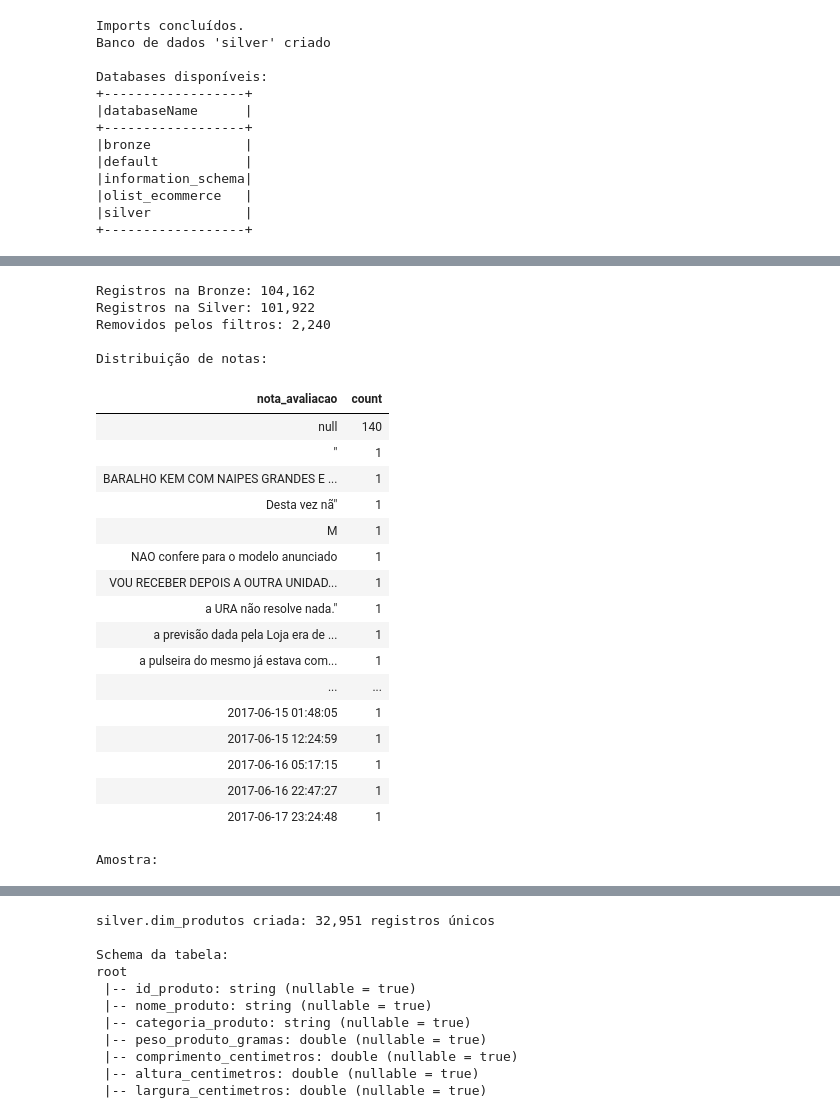
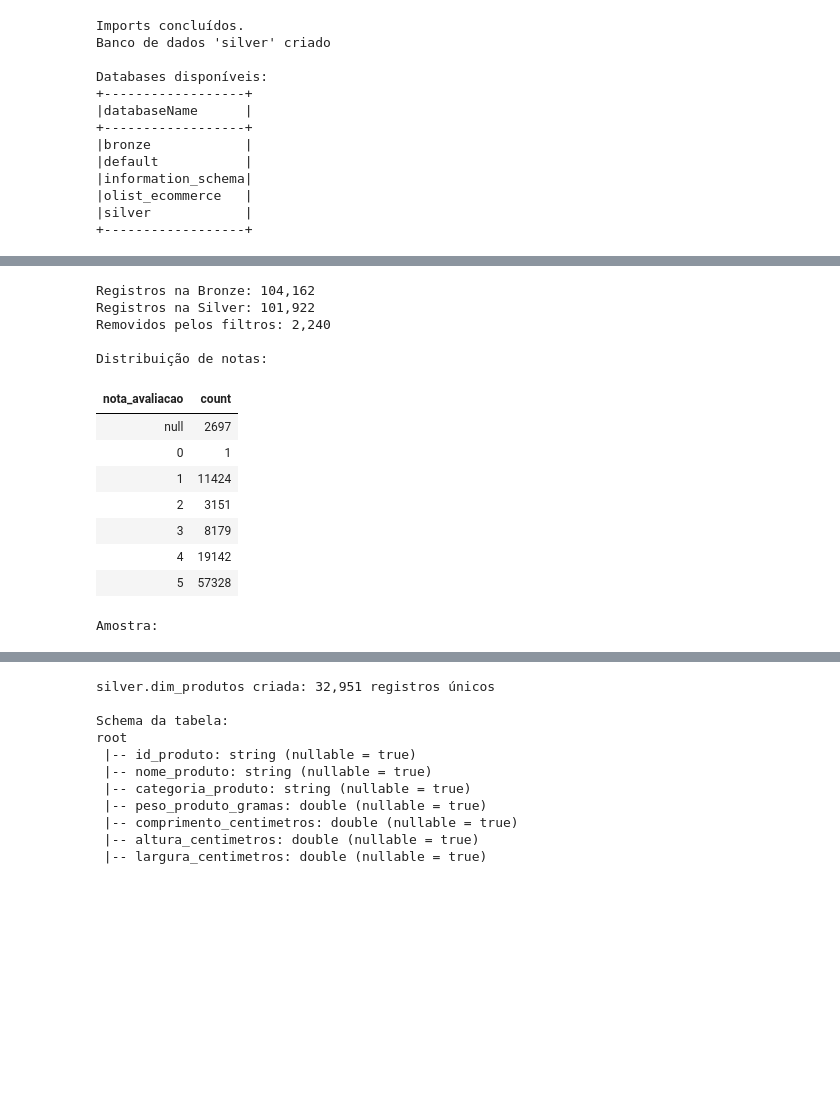
Before and after one commit to JRicLP/olist_ecommerce-databricks_task, a Jupyter notebook: 02_silver_layer.ipynb, the cells around one changed output, grey strips where cells are left out. Drawn from its saved outputs; the diff is of its cells as text; code cells hidden in the pictures; blank space fills up the shorter version.

```diff
--- a/02_silver_layer.ipynb
+++ b/02_silver_layer.ipynb
@@ -479,8 +475,6 @@ Amostra:
 | 42fdf880ba16b47b59251dd489d4441a | 1 | 2 | 128.45 | 2026-04-04T00:31:05.266Z | Cartão de Crédito |
 # %%
 # 6 - Tratamento da tabela de avaliações:
-
-#FAZER VERIFICAÇÃO POSTERIOR DO ARQUIVO ORIGINAL COM A VERSÃO CORRIGIDA
 
 """
 Descrição geral do tratamento aplicado:
@@ -564,7 +558,7 @@ df_avaliacoes = (
     .select(
         F.col("review_id").cast(StringType()).alias("id_avaliacao"),
         F.col("order_id").cast(StringType()).alias("id_pedido"),
-        F.col("review_score").cast(StringType()).alias("nota_avaliacao"),
+        F.expr("TRY_CAST(review_score AS INT)").alias("nota_avaliacao"), # Para tolerar valores corrompidos na própria coluna
         F.col("titulo_avaliacao"),
         F.col("comentario_avaliacao"),
         F.col("data_criacao_avaliacao"),
@@ -579,49 +573,40 @@ df_avaliacoes = (
         .mode("overwrite")
         .option("overwriteSchema", "true")
         .saveAsTable("silver.fat_avaliacoes_pedidos")
 )
 
 total_bronze = spark.table("bronze.tb_order_reviews").count()
 total_silver = spark.table("silver.fat_avaliacoes_pedidos").count()
 removidos    = total_bronze - total_silver
 
 print(f"Registros na Bronze: {total_bronze:,}")
 print(f"Registros na Silver: {total_silver:,}")
 print(f"Removidos pelos filtros: {removidos:,}")
 print()
 print("Distribuição de notas:")
 display(
     spark.table("silver.fat_avaliacoes_pedidos")
         .groupBy("nota_avaliacao")
         .count()
         .orderBy("nota_avaliacao")
 )
 print()
 print("Amostra:")
 display(spark.table("silver.fat_avaliacoes_pedidos").limit(5))
 # %% [output]
 Registros na Bronze: 104,162
 Registros na Silver: 101,922
 Removidos pelos filtros: 2,240
 
 Distribuição de notas:
 | nota_avaliacao | count |
-| null | 140 |
-| " | 1 |
-| BARALHO KEM COM NAIPES GRANDES E ... | 1 |
-| Desta vez nã" | 1 |
-| M | 1 |
-| NAO confere para o modelo anunciado | 1 |
-| VOU RECEBER DEPOIS A OUTRA UNIDAD... | 1 |
-| a URA não resolve nada." | 1 |
-| a previsão dada pela Loja era de ... | 1 |
-| a pulseira do mesmo já estava com... | 1 |
-| ... | ... |
-| 2017-06-15 01:48:05 | 1 |
-| 2017-06-15 12:24:59 | 1 |
-| 2017-06-16 05:17:15 | 1 |
-| 2017-06-16 22:47:27 | 1 |
-| 2017-06-17 23:24:48 | 1 |
+| null | 2697 |
+| 0 | 1 |
+| 1 | 11424 |
+| 2 | 3151 |
+| 3 | 8179 |
+| 4 | 19142 |
+| 5 | 57328 |
 Amostra:
 | id_avaliacao | id_pedido | nota_avaliacao | titulo_avaliacao | comentario_avaliacao | data_criacao_avaliacao | ... |
 | 7bc2406110b926393aa56f80a40eba40 | 73fc7af87114b39712e6da79b0a377eb | 4 | Sem título | Sem comentário | 2018-01-18T00:00:00.000Z | ... |
```
Also changed, not shown: parts of 5 cells of this notebook.
